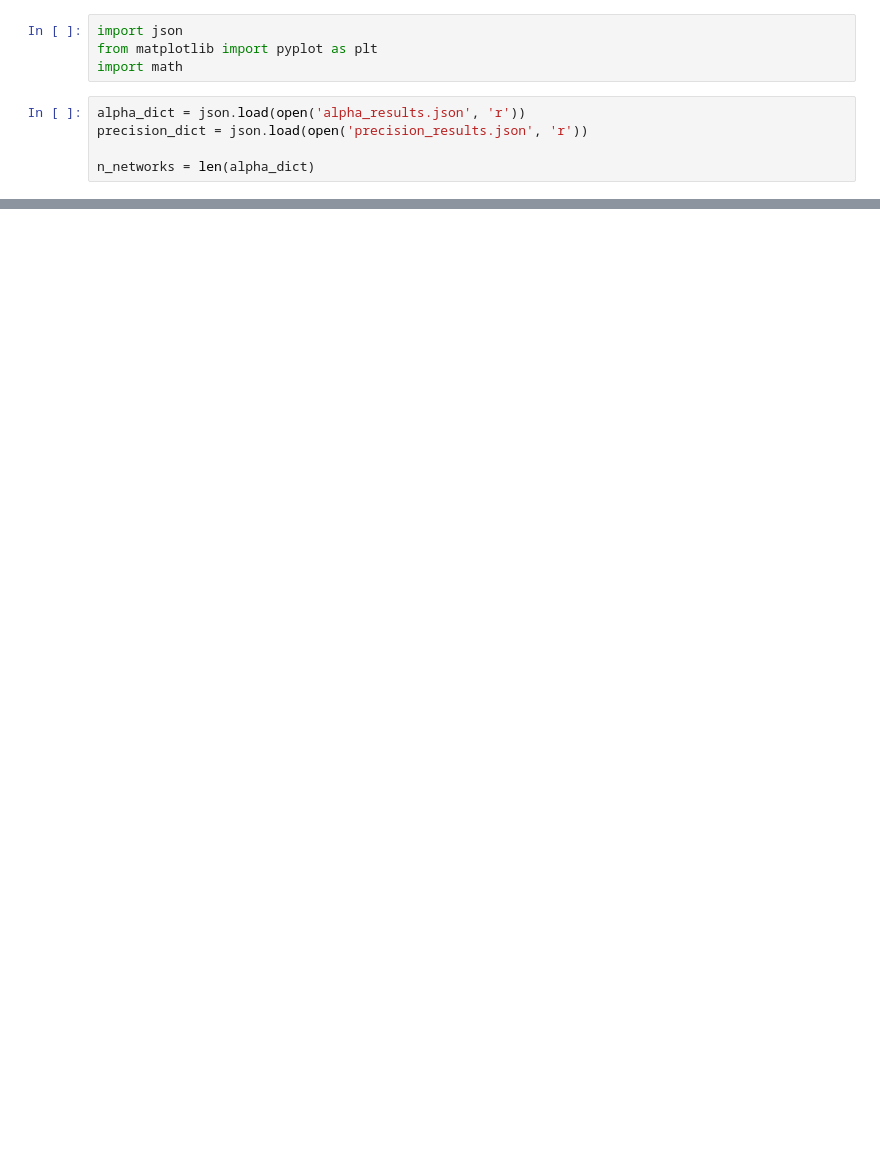
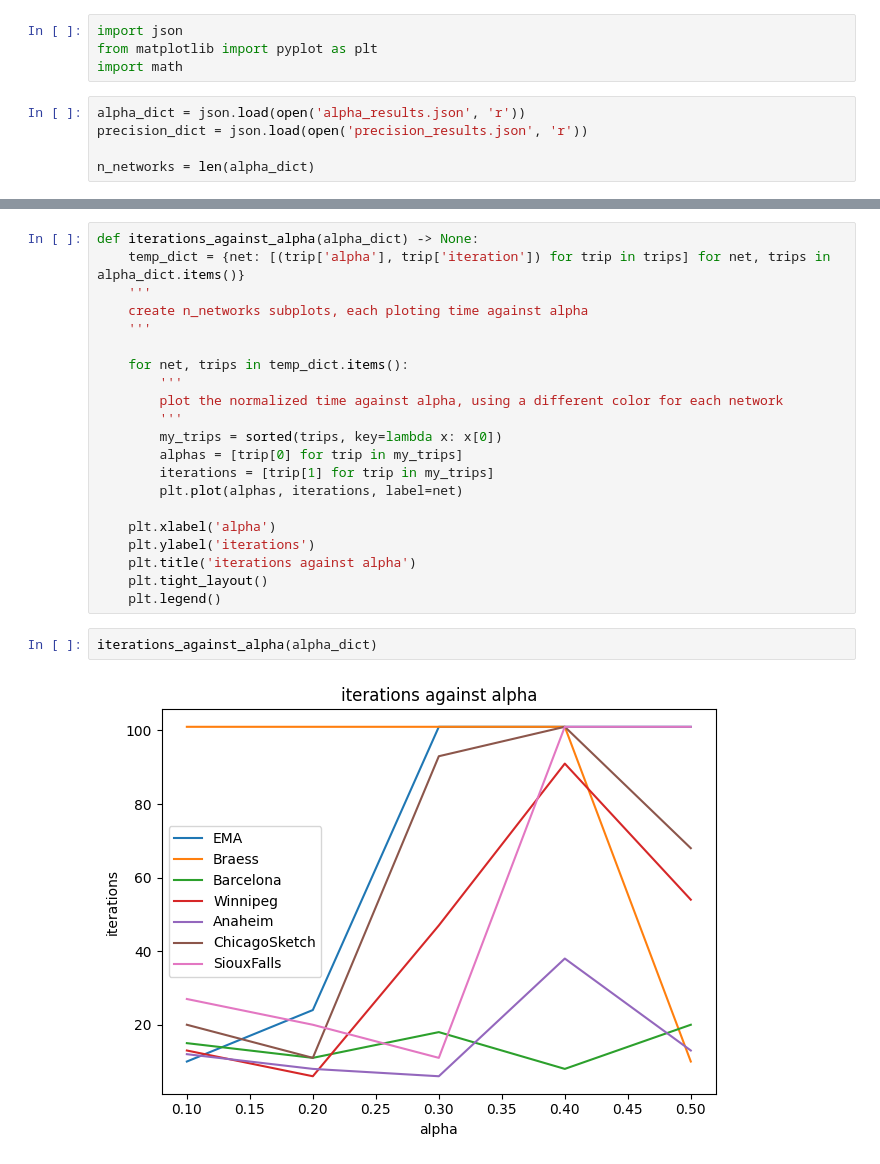
Before and after one commit to lisihang1401443109/traffic_assignment, a Jupyter notebook: test.ipynb, the cells around one changed output, grey strips where cells are left out. Saved outputs shown, nothing was run; the diff lists cells and outputs as text; blank space fills up the shorter version.

```diff
--- a/test.ipynb
+++ b/test.ipynb
@@ -108,0 +117,25 @@ iterations_against_precision(precision_dict)
+# %%
+def iterations_against_alpha(alpha_dict) -> None:
+    temp_dict = {net: [(trip['alpha'], trip['iteration']) for trip in trips] for net, trips in alpha_dict.items()}
+    '''
+    create n_networks subplots, each ploting time against alpha
+    '''
+
+    for net, trips in temp_dict.items():
+        '''
+        plot the normalized time against alpha, using a different color for each network
+        '''
+        my_trips = sorted(trips, key=lambda x: x[0])
+        alphas = [trip[0] for trip in my_trips]
+        iterations = [trip[1] for trip in my_trips]
+        plt.plot(alphas, iterations, label=net)
+
+    plt.xlabel('alpha')
+    plt.ylabel('iterations')
+    plt.title('iterations against alpha')
+    plt.tight_layout()
+    plt.legend()
+# %%
+iterations_against_alpha(alpha_dict)
+# %% [output]
+[figure, added]
```
Also changed, not shown: parts of 8 cells of this notebook, 42 other files.
